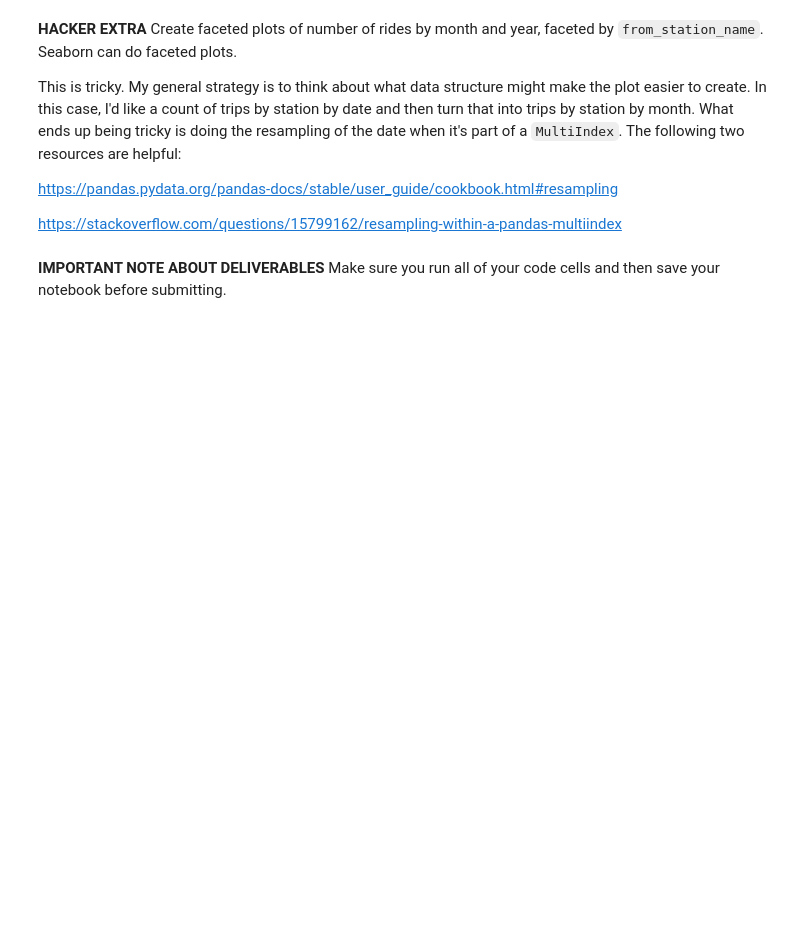
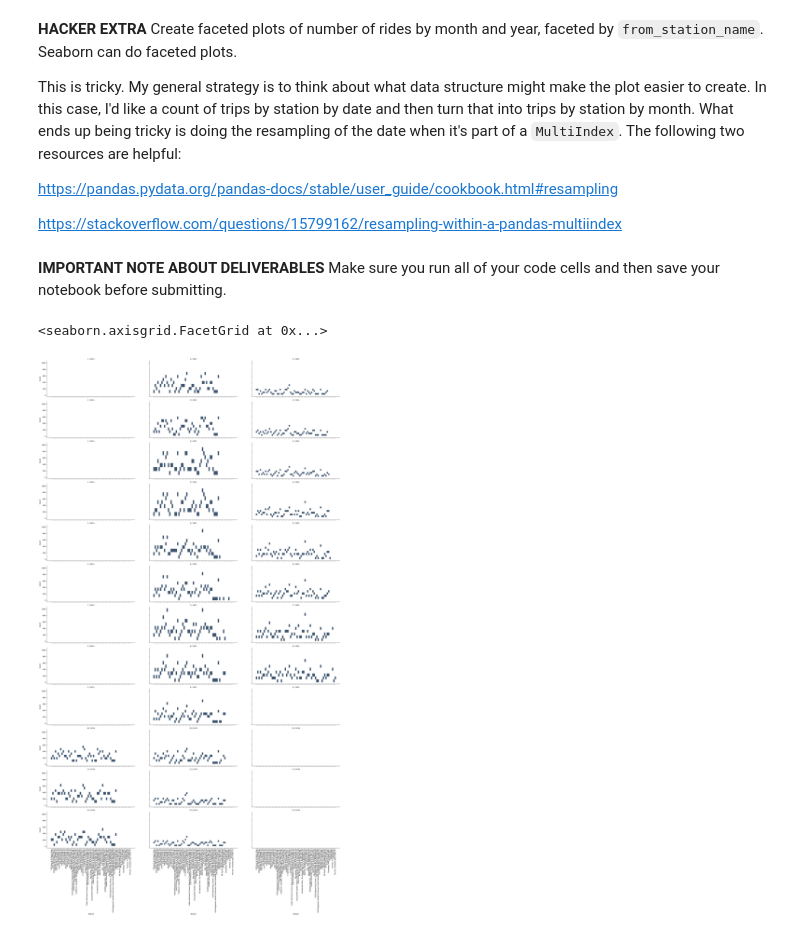
Before and after one commit to brandonowens24/MIS5470_cycleshare_plants, a Jupyter notebook: hw4_p1_eda_pronto/hw4_cycleshare_python-problem_owens.ipynb, the cells around one changed output. Saved outputs shown, nothing was run; the diff lists cells and outputs as text; code cells hidden in the pictures; blank space fills up the shorter version.

```diff
--- a/hw4_p1_eda_pronto/hw4_cycleshare_python-problem_owens.ipynb
+++ b/hw4_p1_eda_pronto/hw4_cycleshare_python-problem_owens.ipynb
@@ -342,3 +383,16 @@ https://stackoverflow.com/questions/15799162/resampling-within-a-pandas-multiind
 # %% [markdown]
 **IMPORTANT NOTE ABOUT DELIVERABLES**
 Make sure you run all of your code cells and then save your notebook before submitting.
+# %%
+trip_df["start_month"] = trip_df.starttime.dt.month
+trip_df["start_year"] = trip_df.starttime.dt.year
+ts_trips = trip_df.groupby(["start_year", "start_month", "from_station_name"]).size().reset_index(name="count")
+# %%
+g = sns.FacetGrid(ts_trips, col="start_year", row="start_month", height=3.5, aspect=2.5)
+g.map(sns.histplot, "from_station_name", "count")
+g.tick_params(axis="x", rotation=90)
+g.set_axis_labels("Station", "Count")
+g.set_titles(col_template="{col_name}", row_template="{row_name}")
+# %% [output]
+<seaborn.axisgrid.FacetGrid at 0x...>
+[figure, added]
```
Also changed, not shown: parts of 8 cells of this notebook.
